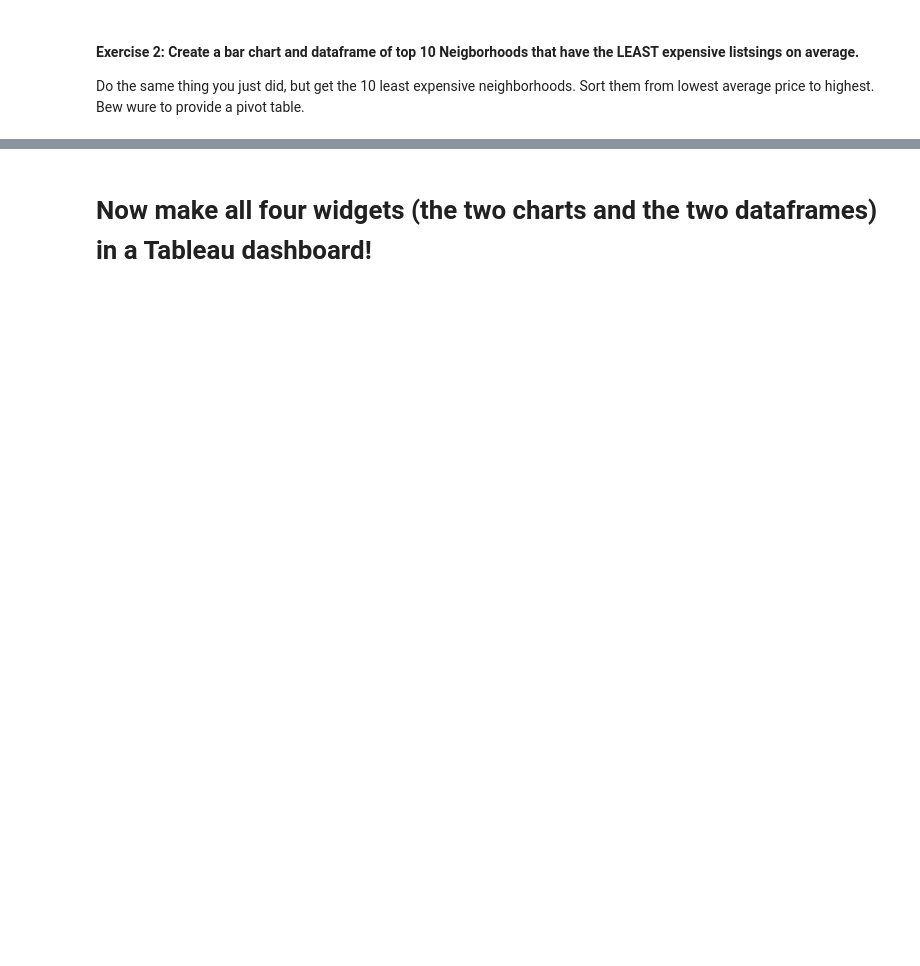
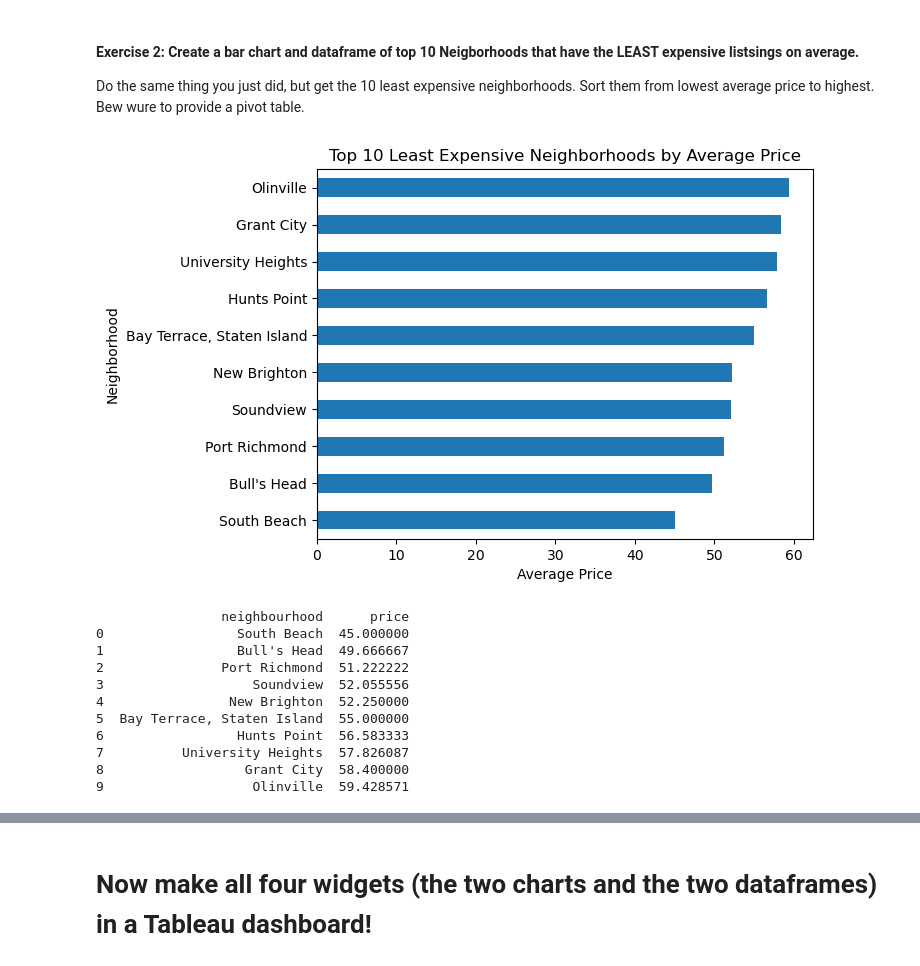
Before and after one commit to jhigg08/my-fork-2024-DS-Fri-1230, a Jupyter notebook: Week-03-Data_Analytics-Data_Viz-BI_tools/Exercise_Week3_JH.ipynb, the cells around one changed output, grey strips where cells are left out. Saved outputs shown, nothing was run; the diff lists cells and outputs as text; code cells hidden in the pictures; blank space fills up the shorter version.

```diff
--- a/Week-03-Data_Analytics-Data_Viz-BI_tools/Exercise_Week3_JH.ipynb
+++ b/Week-03-Data_Analytics-Data_Viz-BI_tools/Exercise_Week3_JH.ipynb
@@ -43,5 +87,39 @@ Do the same thing you just did, but get the 10 least expensive neighborhoods.  S
 # %%
 # Here we make the same chart using the bottom 10 Neighborhoods
 # by average price.  We sort ascending in this one.
+# Group by neighborhood and calculate the average price
+df_prices = df.groupby('neighbourhood')['price'].mean()
+
+# Sort by price in ascending order and take the bottom 10
+df_sorted_least = df_prices.sort_values(ascending=True).head(10)
+
+# Plot the bar chart using the bottom 10 neighborhoods
+df_sorted_least.plot.barh()
+
+# Additional labels and title
+import matplotlib.pyplot as plt
+plt.xlabel('Average Price')
+plt.ylabel('Neighborhood')
+plt.title('Top 10 Least Expensive Neighborhoods by Average Price')
+
+# Show the plot
+plt.show()
+
+# Display the data as a DataFrame
+df_sorted_least = df_sorted_least.reset_index()  # Optional if you want to display this as a DataFrame
+print(df_sorted_least)
+# %% [output]
+[figure, added]
+                neighbourhood      price
+0                 South Beach  45.000000
+1                 Bull's Head  49.666667
+2               Port Richmond  51.222222
+3                   Soundview  52.055556
+4                New Brighton  52.250000
+5  Bay Terrace, Staten Island  55.000000
+6                 Hunts Point  56.583333
+7          University Heights  57.826087
+8                  Grant City  58.400000
+9                   Olinville  59.428571
 # %%
 # we also would like to have the corresponding pivot table of the lowest 10
```
Also changed, not shown: parts of 3 cells of this notebook.
